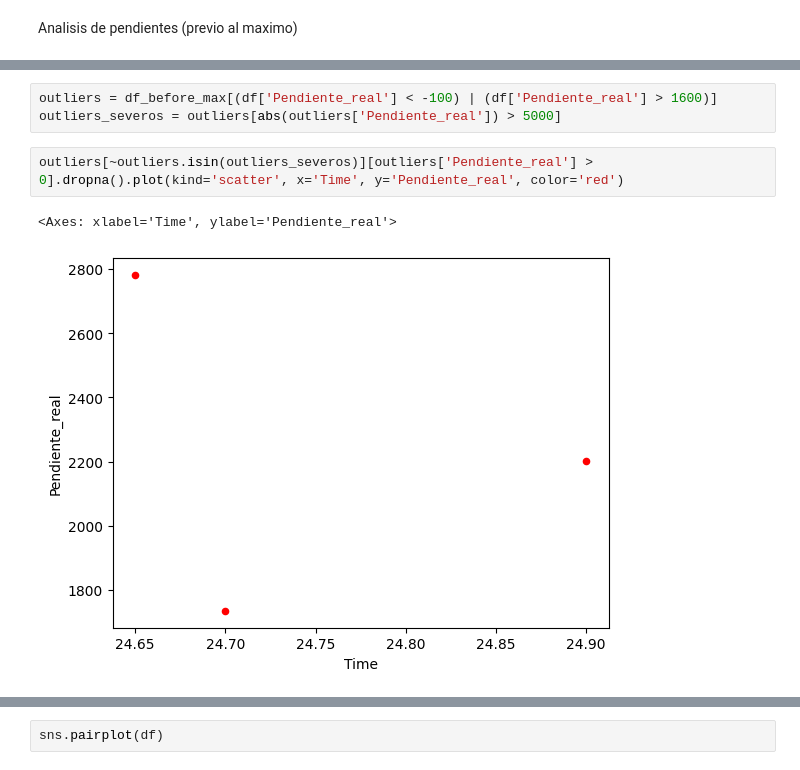
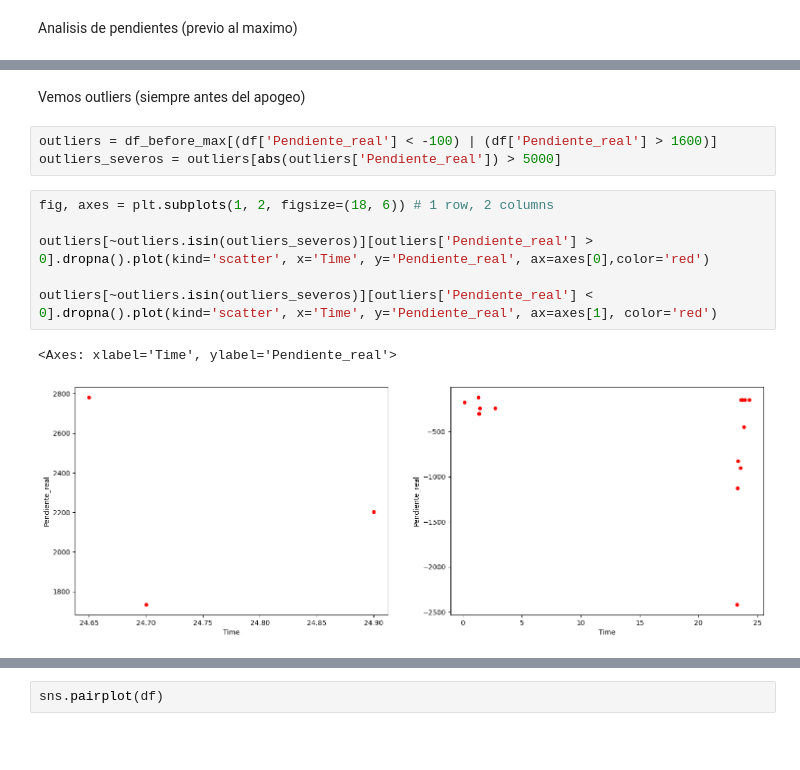
Before and after one commit to lolo-pb/micrography-imgpro-Deploy, a Jupyter notebook: AnalisisDatosVuelo/VueloVsSimulacion.ipynb, the cells around one changed output, grey strips where cells are left out. Cells and saved outputs as stored; diff of their text form; blank space fills up the shorter version.

```diff
--- a/AnalisisDatosVuelo/VueloVsSimulacion.ipynb
+++ b/AnalisisDatosVuelo/VueloVsSimulacion.ipynb
@@ -140,8 +152,14 @@ plt.show()
+# %% [markdown]
+Vemos outliers (siempre antes del apogeo)
 # %%
 outliers = df_before_max[(df['Pendiente_real'] < -100) | (df['Pendiente_real'] > 1600)]
 outliers_severos = outliers[abs(outliers['Pendiente_real']) > 5000]
 # %%
-outliers[~outliers.isin(outliers_severos)][outliers['Pendiente_real'] > 0].dropna().plot(kind='scatter', x='Time', y='Pendiente_real', color='red')
+fig, axes = plt.subplots(1, 2, figsize=(18, 6)) # 1 row, 2 columns
+
+outliers[~outliers.isin(outliers_severos)][outliers['Pendiente_real'] > 0].dropna().plot(kind='scatter', x='Time', y='Pendiente_real', ax=axes[0],color='red')
+
+outliers[~outliers.isin(outliers_severos)][outliers['Pendiente_real'] < 0].dropna().plot(kind='scatter', x='Time', y='Pendiente_real', ax=axes[1], color='red')
 # %% [output]
 <Axes: xlabel='Time', ylabel='Pendiente_real'>
-[figure, old version]
+[figure, new version]
```
Also changed, not shown: parts of 20 cells of this notebook.
